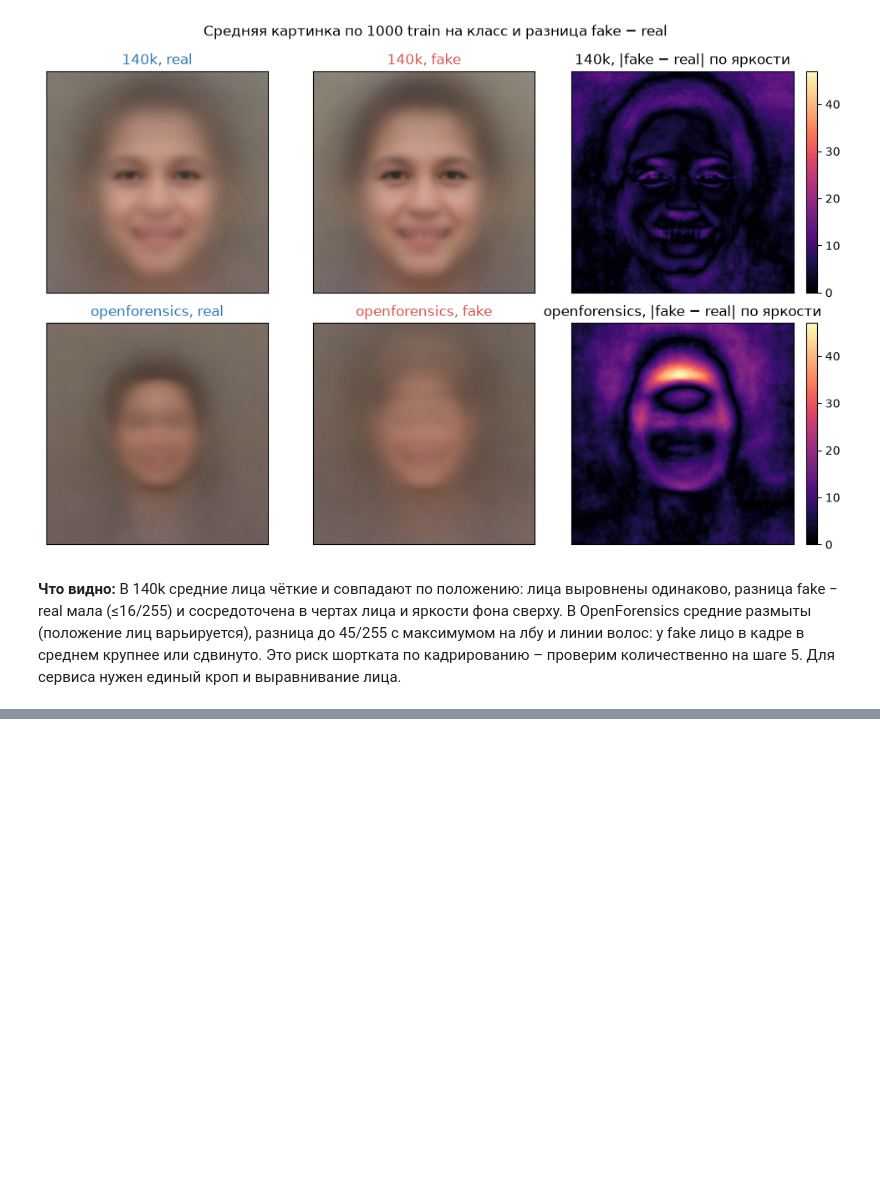
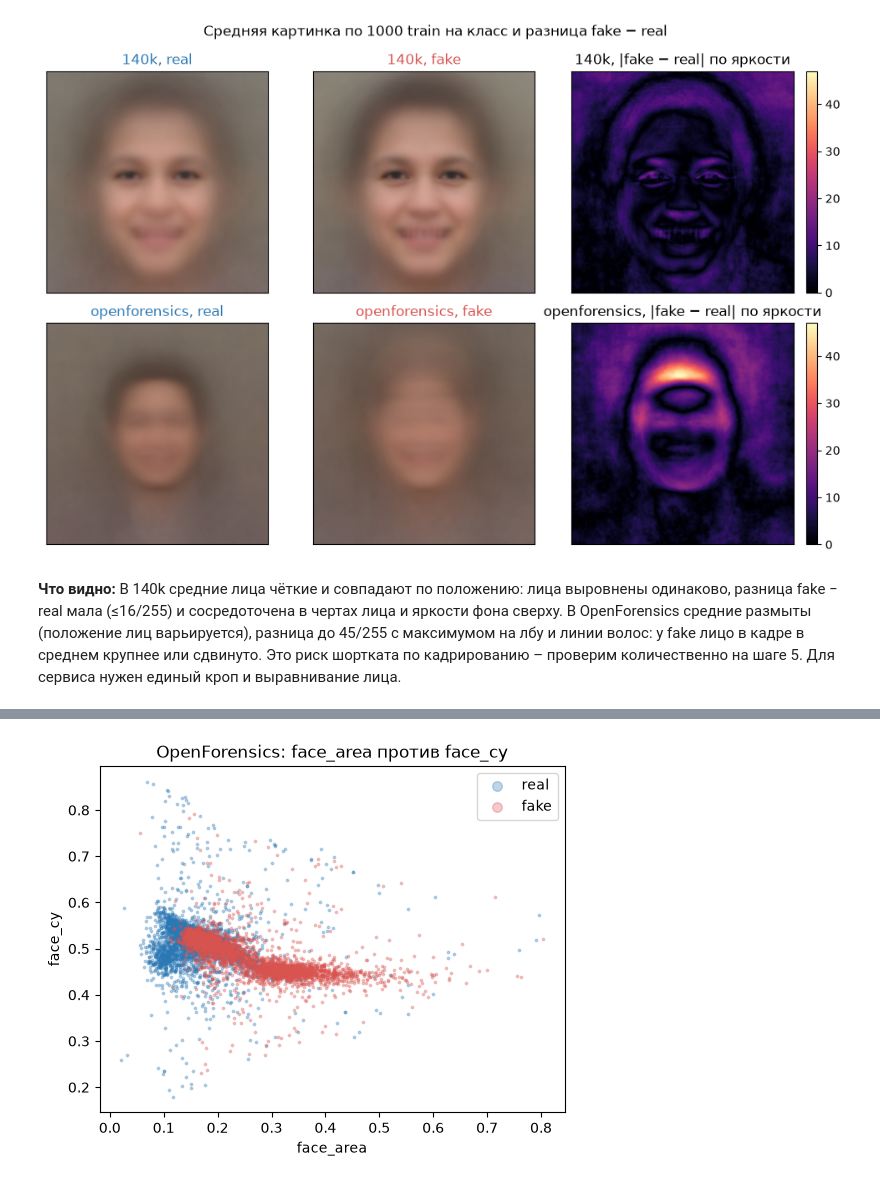
Before and after one commit to ayazvaliev/35-Deepfake-image-detection-project-HSE-26, a Jupyter notebook: notebooks/eda_140k.ipynb, the cells around one changed output, grey strips where cells are left out. Drawn from its saved outputs; the diff is of its cells as text; code cells hidden in the pictures; blank space fills up the shorter version.

```diff
--- a/notebooks/eda_140k.ipynb
+++ b/notebooks/eda_140k.ipynb
@@ -278,0 +374,13 @@ fig.tight_layout()
+# %%
+of = face[face["dataset"] == "openforensics"]
+
+fig, ax = plt.subplots(figsize=(6, 4.5))
+for label, cls in classes.items():
+    group = of[of["label"] == label]
+    ax.scatter(group["face_area"], group["face_cy"], s=3, alpha=0.3, color=COLORS[cls], label=cls)
+ax.set_xlabel("face_area")
+ax.set_ylabel("face_cy")
+ax.legend(markerscale=4)
+ax.set_title("OpenForensics: face_area против face_cy");
+# %% [output]
+[figure, added]
```
Also changed, not shown: parts of 12 cells of this notebook, 4 other files.
